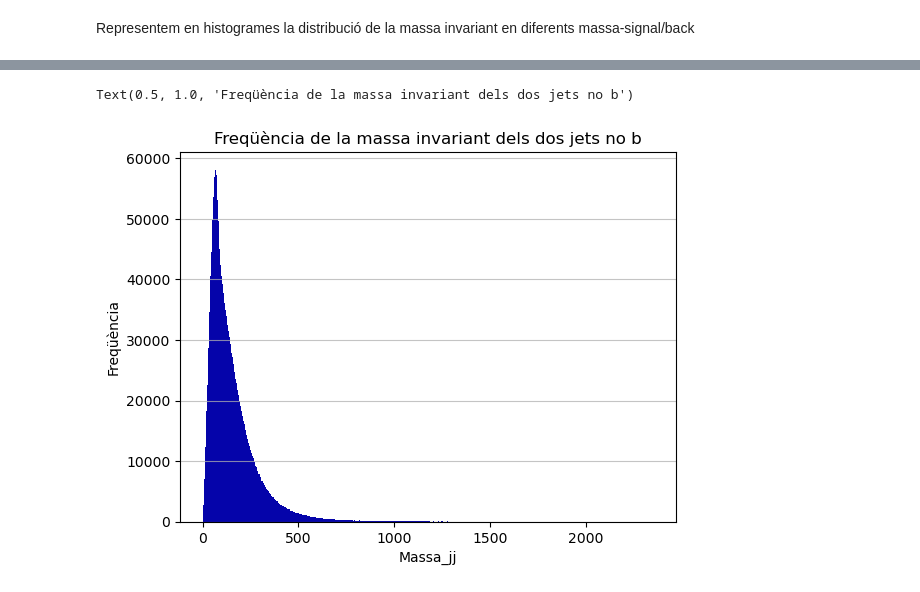
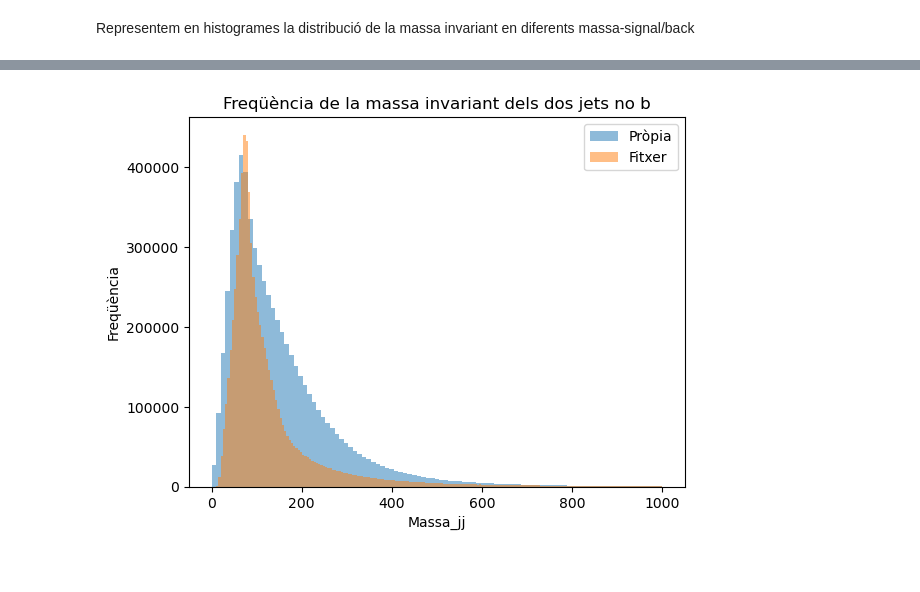
Before and after one commit to AlexPG1/TFG_MLenHEP, a Jupyter notebook: PrimeraSessió.ipynb, the cells around one changed output, grey strips where cells are left out. Cells and saved outputs as stored; diff of their text form; code cells hidden in the pictures.

```diff
--- a/PrimeraSessió.ipynb
+++ b/PrimeraSessió.ipynb
@@ -1310,7 +1292,7 @@ for i in range(n_esdev):
             vectors.iloc[i,[0,1,2,3,4,5]] =  someTr.iloc[i,[7,8,9,15,16,17]]
     else:
         vectors.iloc[i,[0,1,2,3,4,5]] =  someTr.iloc[i,[7,8,9,11,12,13]]
-
+vectors.loc[:,["eta1","eta2"]] = 2*(((-1*vectors.loc[:,["eta1","eta2"]]).apply(np.exp)).apply(np.arctan)) # Transforma eta en theta
 # 1603 segons --> 26 minuts i 43 segons (guardant el fitxer tb)
 # %% [markdown]
 Guardem aquest df `vectors` en un fitxer csv i el carreguem de nou (millor de cara a següents sessions)
@@ -1325,3 +1306,8 @@ m_jj = pd.DataFrame(np.zeros([len(vectors),0]))
 m_jj = 1 - vectors.loc[:,"phi1"].apply(np.sin) * vectors.loc[:,"phi2"].apply(np.sin) * (vectors.loc[:,"eta1"] - vectors.loc[:,"eta2"]).apply(np.cos)
 m_jj = m_jj - vectors.loc[:,"phi1"].apply(np.cos) * vectors.loc[:,"phi2"].apply(np.cos)
 m_jj = np.sqrt(2*vectors.loc[:,"p1"] * vectors.loc[:,"p2"] * m_jj)
+# %%
+m_jj = pd.DataFrame(np.zeros([len(vectors),0]))
+m_jj = 1 - ( vectors.loc[:,"eta1"].apply(np.sin) * vectors.loc[:,"eta2"].apply(np.sin) * (vectors.loc[:,"phi1"] - vectors.loc[:,"phi2"]).apply(np.cos) )
+m_jj = m_jj - ( vectors.loc[:,"eta1"].apply(np.cos) * vectors.loc[:,"eta2"].apply(np.cos) )
+m_jj = np.sqrt( 2 * vectors.loc[:,"p1"] * vectors.loc[:,"p2"] * m_jj )
@@ -1363,6 +1342,17 @@ plt.grid(axis='y', alpha=0.75)
 plt.xlabel('Massa_jj')
 plt.ylabel('Freqüència')
 plt.title('Freqüència de la massa invariant dels dos jets no b')
-# %% [output]
-Text(0.5, 1.0, 'Freqüència de la massa invariant dels dos jets no b')
-[figure, removed]
+# %%
+bins1 = np.linspace(0, 1000, 100)
+bins2 = np.linspace(0, 1000, 200)
+
+plt.hist(m_jj, bins1, alpha=0.5, label='Pròpia')
+plt.hist(nonorm.loc[:,"m_jj"], bins2, alpha=0.5, label='Fitxer')
+plt.legend(loc='upper right')
+plt.xlabel('Massa_jj')
+plt.ylabel('Freqüència')
+plt.title('Freqüència de la massa invariant dels dos jets no b')
+plt.savefig("D:/OneDrive/Universitat/5. Quint/TFG/RstudioPython/Figures/MassaInvariant.png")
+plt.show()
+# %% [output]
+[figure, added]
```
Also changed, not shown: parts of 5 cells of this notebook.
